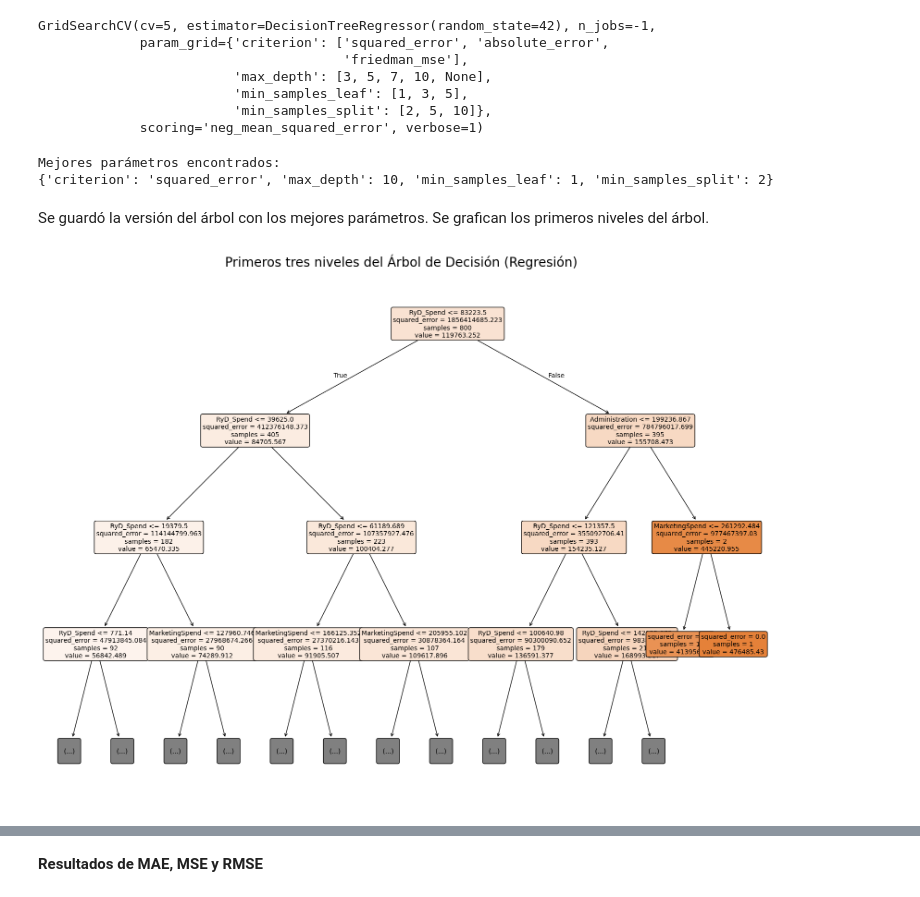
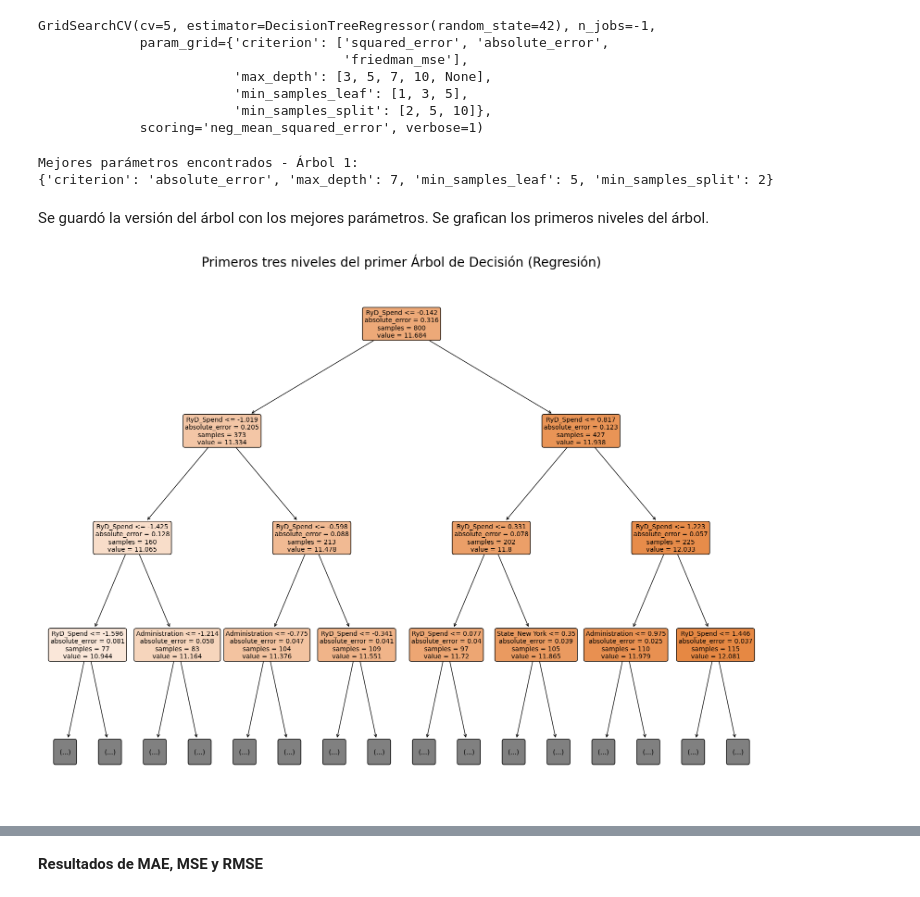
Before and after one commit to CaroRuiz92/arboles_decision_mineria_datos, a Jupyter notebook: Minería_de_Datos_TP2.ipynb, the cells around one changed output, grey strips where cells are left out. Drawn from its saved outputs; the diff is of its cells as text; code cells hidden in the pictures.

Commit message:
Correcciones en la comparación entre árboles con distintos tipos de tests

```diff
--- a/Minería_de_Datos_TP2.ipynb
+++ b/Minería_de_Datos_TP2.ipynb
@@ -169,0 +173,22 @@ Datos de entrenamiento: 800 muestras. Datos de prueba: 200 muestras.
+# %%
+for conj in [X_train_80, X_test_20, X_train_70, X_test_30]:
+    conj['Administration_log'] = np.log1p(conj['Administration'])
+    conj.drop('Administration', axis=1, inplace=True)
+
+y_train_80 = np.log1p(y_train_80)
+y_train_70 = np.log1p(y_train_70)
+
+#Se guardan las formas originales por seguridad
+y_test_20_original = y_test_20.copy()
+y_test_30_original = y_test_30.copy()
+
+y_test_20 = np.log1p(y_test_20)
+y_test_30 = np.log1p(y_test_30)
+# %%
+var_escalar = ['RyD_Spend', 'MarketingSpend','Administration_log']
+
+scaler_80 = StandardScaler()
+
+scaler_80.fit(X_train_80[var_escalar])
+X_train_80.loc[:, var_escalar] = scaler_80.transform(X_train_80[var_escalar])
+X_test_20.loc[:, var_escalar] = scaler_80.transform(X_test_20[var_escalar])
@@ -177,14 +210,14 @@ param = {'criterion': ['squared_error', 'absolute_error', 'friedman_mse'],
     'min_samples_split': [2, 5, 10],
     'min_samples_leaf': [1, 3, 5]}
 # %%
-grid_search = GridSearchCV(estimator=add,
+grid_search_1 = GridSearchCV(estimator=add,
                            param_grid=param,
                            cv=5,
                            scoring='neg_mean_squared_error',
-                           n_jobs=-1, # Usa todos los procesadores
-                           verbose=1) # Muestra un log
-# Entrenamiento
-grid_search.fit(X_train, y_train)
+                           n_jobs=-1,
+                           verbose=1)
+# Entrenamiento Split 1
+grid_search_1.fit(X_train_80, y_train_80)
 # %% [output]
 Fitting 5 folds for each of 135 candidates, totalling 675 fits
 GridSearchCV(cv=5, estimator=DecisionTreeRegressor(random_state=42), n_jobs=-1,
@@ -195,25 +228,25 @@ GridSearchCV(cv=5, estimator=DecisionTreeRegressor(random_state=42), n_jobs=-1,
                          'min_samples_split': [2, 5, 10]},
              scoring='neg_mean_squared_error', verbose=1)
 # %%
-print("Mejores parámetros encontrados:")
-print(grid_search.best_params_)
+print("Mejores parámetros encontrados - Árbol 1:")
+print(grid_search_1.best_params_)
 
-mejor_arbol = grid_search.best_estimator_
+mejor_arbol_1 = grid_search_1.best_estimator_
 # %% [output]
-Mejores parámetros encontrados:
-{'criterion': 'squared_error', 'max_depth': 10, 'min_samples_leaf': 1, 'min_samples_split': 2}
+Mejores parámetros encontrados - Árbol 1:
+{'criterion': 'absolute_error', 'max_depth': 7, 'min_samples_leaf': 5, 'min_samples_split': 2}
 # %% [markdown]
 Se guardó la versión del árbol con los mejores parámetros. Se grafican los primeros niveles del árbol.
 # %%
 plt.figure(figsize=(20, 15))
-plot_tree(mejor_arbol,
+plot_tree(mejor_arbol_1,
           feature_names=X.columns,
           filled=True,
           rounded=True,
           max_depth=3,
           fontsize=10)
 
-plt.title("Primeros tres niveles del Árbol de Decisión (Regresión)", fontsize=20)
+plt.title("Primeros tres niveles del primer Árbol de Decisión (Regresión)", fontsize=20)
 plt.show()
 # %% [output]
-[figure, old version]
+[figure, new version]
```
Also changed, not shown: parts of 28 cells of this notebook.
